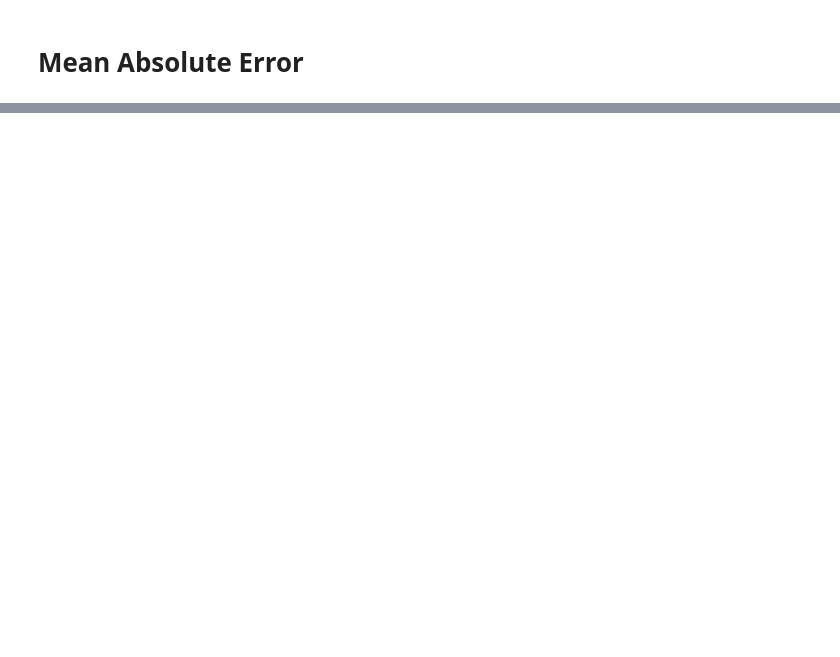
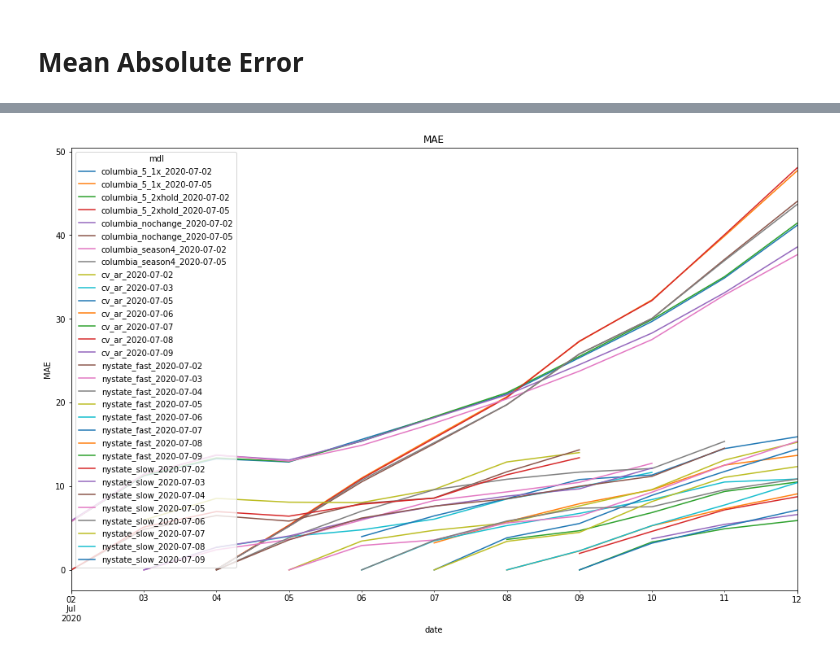
Before and after one commit to facebookresearch/covid19_spread, a Jupyter notebook: notebooks/forecast_template.ipynb, the cells around one changed output, grey strips where cells are left out. Saved outputs shown, nothing was run; the diff lists cells and outputs as text; code cells hidden in the pictures; blank space fills up the shorter version.

```diff
--- a/notebooks/forecast_template.ipynb
+++ b/notebooks/forecast_template.ipynb
@@ -129,0 +123,19 @@ with_gt.groupby(['forecast_date', 'id'])['mae'].mean().sort_index().to_frame()
+# %%
+forecasts['loc'] = functools.reduce(lambda x, y: y + ', ' + x, [forecasts[col] for col in loc_cols])
+gt_pivot = gt.copy()
+gt_pivot['loc'] = functools.reduce(lambda x, y: y + ', ' + x, [gt_pivot[col] for col in loc_cols])
+gt_pivot = gt_pivot.pivot(index='date', columns='loc', values='counts')
+
+ms = []
+for (mdl_id, forecast_date), group in forecasts.groupby(['id', 'forecast_date']):
+    group = group.pivot(index='date', columns='loc', values='counts')
+    if len(group.index.intersection(gt_pivot.index)) == 0:
+        continue
+    m = metrics._compute_metrics(gt_pivot, group)
+    m = m.transpose().sort_index().rename_axis('date').reset_index()
+    m['forecast_date'] = forecast_date
+    m['id'] = mdl_id
+    ms.append(m)
+ms = pandas.concat(ms)
+with pandas.option_context('display.max_rows', None):
+    display(ms.set_index(['forecast_date', 'id', 'date'])['MAE'].to_frame().sort_index())
@@ -129,0 +161,9 @@ with_gt.groupby(['forecast_date', 'id'])['mae'].mean().sort_index().to_frame()
+# %%
+ms['mdl'] = ms['id'] + '_' + ms['forecast_date'].astype(str)
+# ms.set_index(['mdl', 'date']).plot('MAE')
+# ms.set_index(['mdl', 'date'])
+
+fig = ms.pivot(index='date', columns='mdl', values='MAE').plot(figsize=(16, 10), title='MAE')
+_ = plt.ylabel('MAE')
+# %% [output]
+[figure, added]
```
Also changed, not shown: parts of 11 cells of this notebook.
